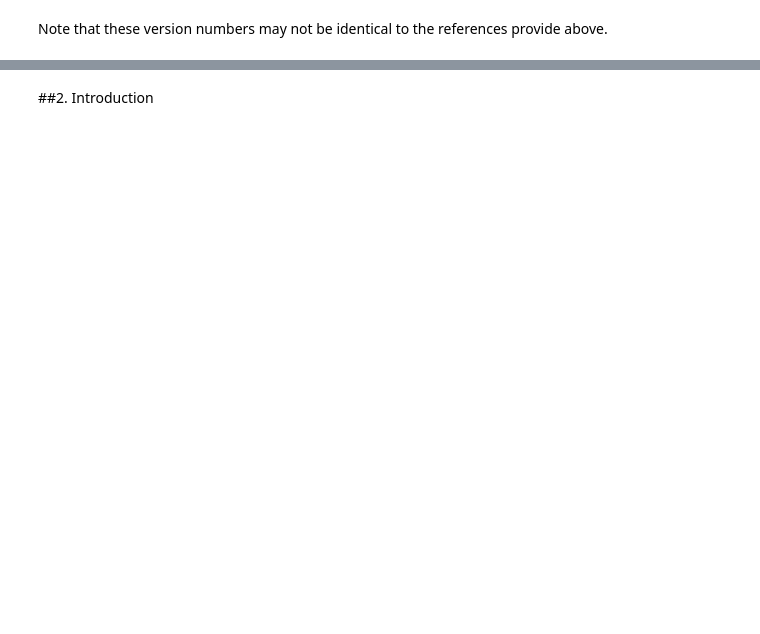
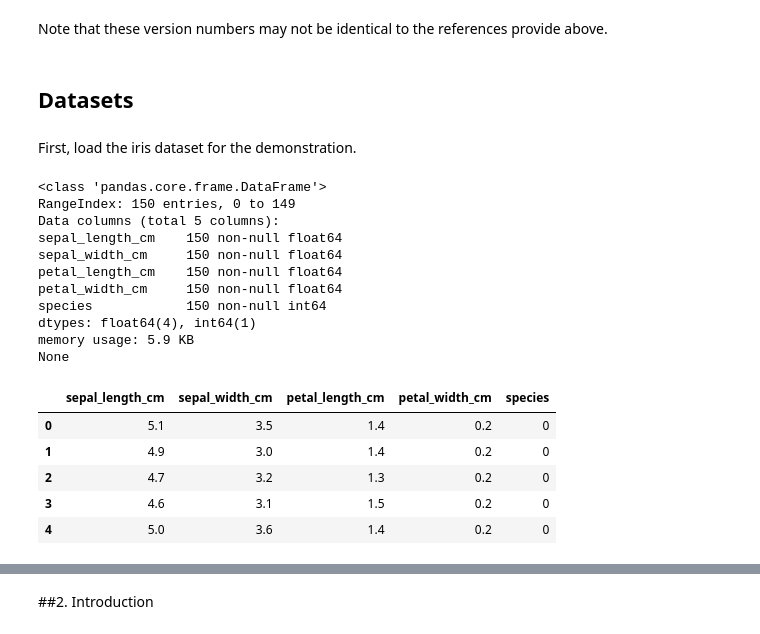
Before and after one commit to data-space/datalab-notebooks, a Jupyter notebook: Python/3. Pipelines/5.1 Train & test datasets.ipynb, the cells around one changed output, grey strips where cells are left out. Drawn from its saved outputs; the diff is of its cells as text; code cells hidden in the pictures; blank space fills up the shorter version.

```diff
--- a/Python/3. Pipelines/5.1 Train & test datasets.ipynb
+++ b/Python/3. Pipelines/5.1 Train & test datasets.ipynb
@@ -37,2 +58,41 @@ print('sklearn:',sk.__version__)
 # %% [markdown]
 Note that these version numbers may not be identical to the references provide above.
+# %% [markdown]
+## Datasets
+# %% [markdown]
+First, load the iris dataset for the demonstration.
+# %%
+import pandas as pd
+from sklearn.datasets import load_iris
+iris_features = load_iris().data
+iris_target   = load_iris().target
+iris_feature_columns = [feature_name.replace(' ','_').replace('(','').replace(')','')
+                        for feature_name in load_iris().get('feature_names')]
+iris_features_pdf = pd.DataFrame(data=iris_features,
+                                 columns=iris_feature_columns
+                                )
+iris_target_pdf = pd.DataFrame(data={'species': iris_target}
+                              )
+iris_pdf = pd.concat([iris_features_pdf, iris_target_pdf],
+                     axis='columns',
+                     join='inner')
+print(iris_pdf.info())
+iris_pdf.head()
+# %% [output]
+<class 'pandas.core.frame.DataFrame'>
+RangeIndex: 150 entries, 0 to 149
+Data columns (total 5 columns):
+sepal_length_cm    150 non-null float64
+sepal_width_cm     150 non-null float64
+petal_length_cm    150 non-null float64
+petal_width_cm     150 non-null float64
+species            150 non-null int64
+dtypes: float64(4), int64(1)
+memory usage: 5.9 KB
+None
+|  | sepal_length_cm | sepal_width_cm | petal_length_cm | petal_width_cm | species |
+| 0 | 5.1 | 3.5 | 1.4 | 0.2 | 0 |
+| 1 | 4.9 | 3.0 | 1.4 | 0.2 | 0 |
+| 2 | 4.7 | 3.2 | 1.3 | 0.2 | 0 |
+| 3 | 4.6 | 3.1 | 1.5 | 0.2 | 0 |
+| 4 | 5.0 | 3.6 | 1.4 | 0.2 | 0 |
```
Also changed, not shown: parts of 27 cells of this notebook.
